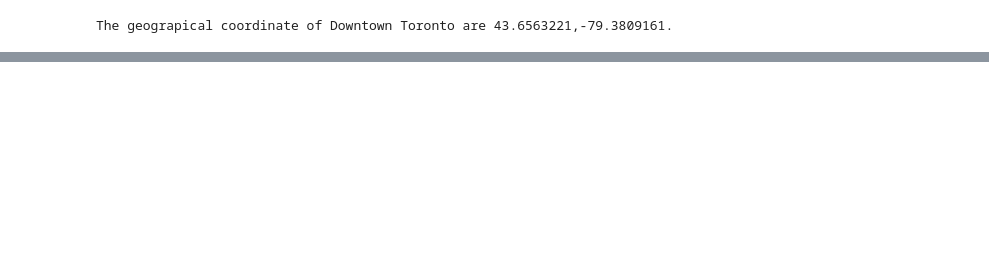
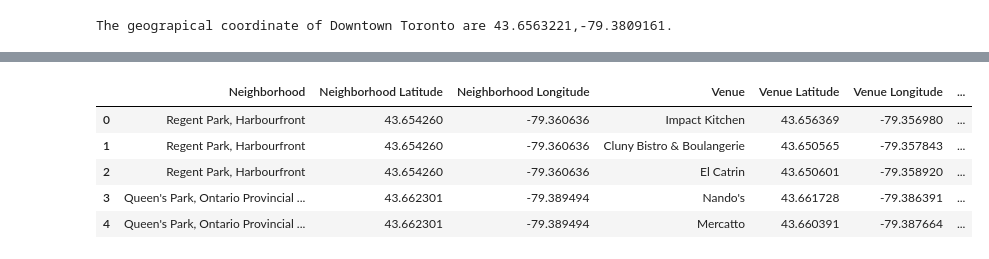
Before and after one commit to XM-Shang/Coursera_Capstone, a Jupyter notebook: The-Battle-of-the-Neighborhoods.ipynb, the cells around one changed output, grey strips where cells are left out. Saved outputs shown, nothing was run; the diff lists cells and outputs as text; code cells hidden in the pictures; blank space fills up the shorter version.

```diff
--- a/The-Battle-of-the-Neighborhoods.ipynb
+++ b/The-Battle-of-the-Neighborhoods.ipynb
@@ -358,0 +443,26 @@ map_DT=folium.Map(location=[latitude,longitude],zoom_start=11)
+# %%
+#add a new column 'COLOR' to mark color for each venue
+DT_restaurant.insert(DT_restaurant.shape[1],'COLOR','color')
+# %%
+#if venue category is 'Chinese Restaurant', set color red
+#if venue category is 'Dumpling Restaurant' or 'Dim Sum Restaurant', set color yellow
+#if venue category is 'Japanese Restaurant' or 'Italian Restaurant' , set color green
+#others venue category, set color blue
+for i in range(0,DT_restaurant.shape[0]):
+    if DT_restaurant.iloc[i,DT_restaurant.shape[1]-2]=='Chinese Restaurant':
+        DT_restaurant.iloc[i,DT_restaurant.shape[1]-1]='red'
+    elif DT_restaurant.iloc[i,DT_restaurant.shape[1]-2]=='Dumpling Restaurant' or DT_restaurant.iloc[i,DT_restaurant.shape[1]-2]=='Dim Sum Restaurant':
+        DT_restaurant.iloc[i,DT_restaurant.shape[1]-1]='yellow'
+    elif DT_restaurant.iloc[i,DT_restaurant.shape[1]-2]=='Japanese Restaurant' or DT_restaurant.iloc[i,DT_restaurant.shape[1]-2]=='Italian Restaurant':
+        DT_restaurant.iloc[i,DT_restaurant.shape[1]-1]='green'
+    else:
+        DT_restaurant.iloc[i,DT_restaurant.shape[1]-1]='blue'
+# %%
+DT_restaurant.head()
+# %% [output]
+|  | Neighborhood | Neighborhood Latitude | Neighborhood Longitude | Venue | Venue Latitude | Venue Longitude | ... |
+| 0 | Regent Park, Harbourfront | 43.654260 | -79.360636 | Impact Kitchen | 43.656369 | -79.356980 | ... |
+| 1 | Regent Park, Harbourfront | 43.654260 | -79.360636 | Cluny Bistro & Boulangerie | 43.650565 | -79.357843 | ... |
+| 2 | Regent Park, Harbourfront | 43.654260 | -79.360636 | El Catrin | 43.650601 | -79.358920 | ... |
+| 3 | Queen's Park, Ontario Provincial ... | 43.662301 | -79.389494 | Nando's | 43.661728 | -79.386391 | ... |
+| 4 | Queen's Park, Ontario Provincial ... | 43.662301 | -79.389494 | Mercatto | 43.660391 | -79.387664 | ... |
```
Also changed, not shown: parts of 89 cells of this notebook.
